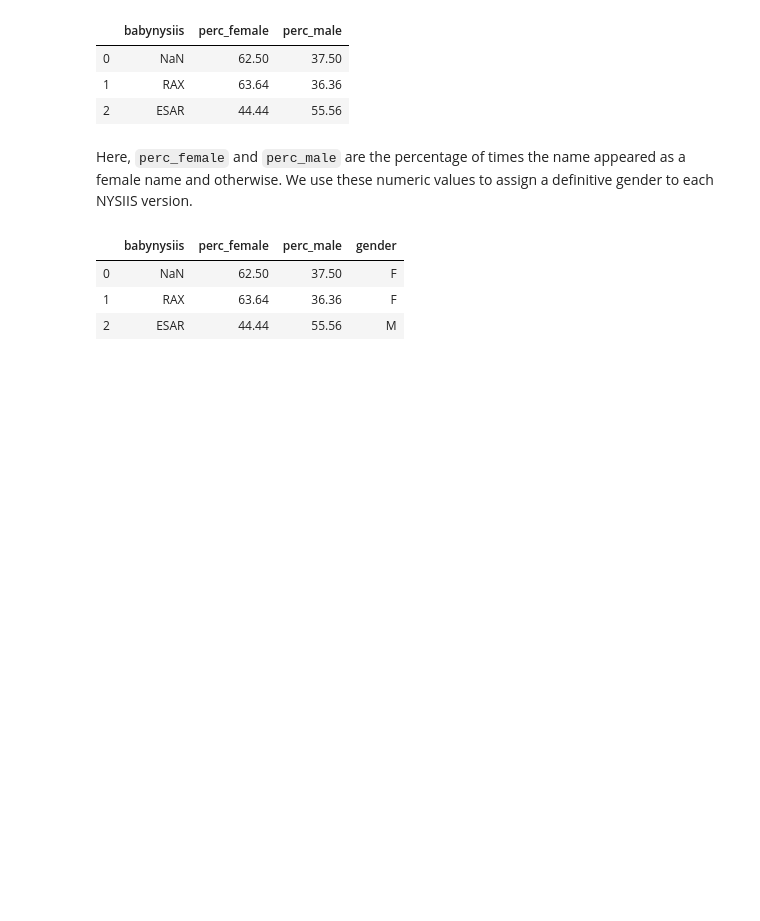
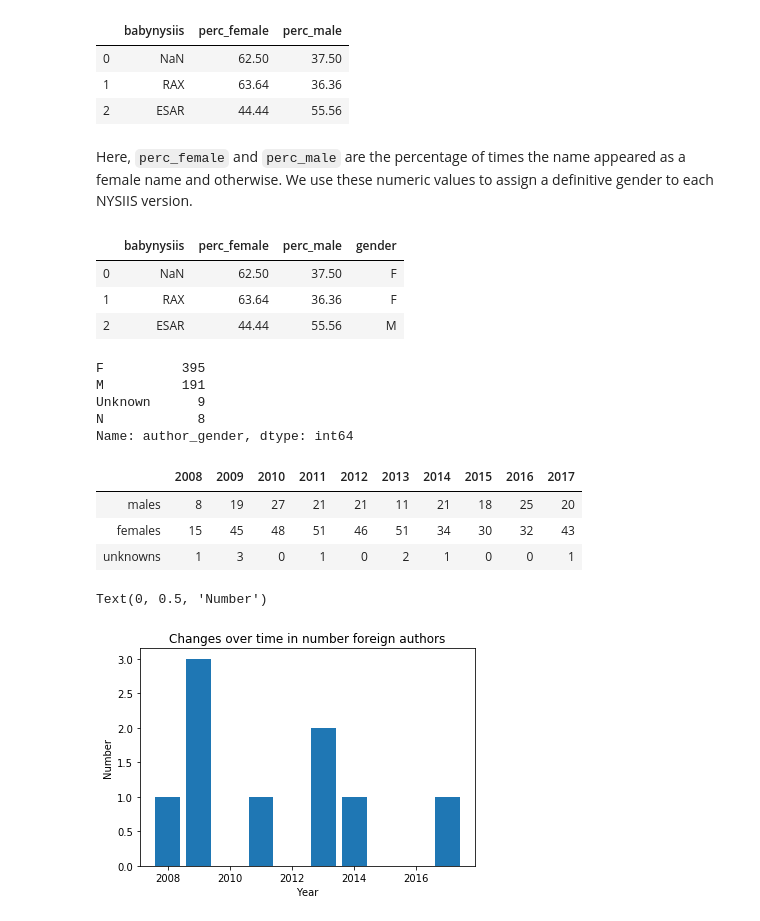
Before and after one commit to skhiearth/Gender-Prediction-using-Sound, a Jupyter notebook: Fuzzy Gender Prediction.ipynb, the cells around one changed output. Cells and saved outputs as stored; diff of their text form; code cells hidden in the pictures; blank space fills up the shorter version.

```diff
--- a/Fuzzy Gender Prediction.ipynb
+++ b/Fuzzy Gender Prediction.ipynb
@@ -80,3 +80,63 @@ babies_df.head(3)
 | 0 | NaN | 62.50 | 37.50 | F |
 | 1 | RAX | 63.64 | 36.36 | F |
 | 2 | ESAR | 44.44 | 55.56 | M |
+# %%
+def locate_in_list(a_list, element):
+    loc_of_name = a_list.index(element) if element in a_list else -1
+    return(loc_of_name)
+
+# Looping through author_df['nysiis_name'] and appending the gender of each author to author_gender.
+author_gender = []
+for name in author_df['nysiis_name']:
+    index = locate_in_list(list(babies_df['babynysiis']), name)
+    if index != -1:
+        author_gender.append(babies_df['gender'][index])
+    else:
+        author_gender.append('Unknown')
+
+# Adding author_gender to the author_df
+author_df['author_gender'] = author_gender
+author_df['author_gender'].value_counts()
+# %% [output]
+F          395
+M          191
+Unknown      9
+N            8
+Name: author_gender, dtype: int64
+# %%
+# Creating a list of unique years, sorted in ascending order.
+years = np.arange(2008, 2018, 1)
+
+# Initializing lists
+males_by_yr = []
+females_by_yr = []
+unknown_by_yr = []
+
+# Looping through years to find the number of male, female and unknown authors per year
+for year in years:
+    females_by_yr.append(
+        len(author_df[(author_df["author_gender"] == 'F') & (author_df['Year']==year)]))
+    males_by_yr.append(
+        len(author_df[(author_df["author_gender"] == 'M') & (author_df['Year']==year)]))
+    unknown_by_yr.append(
+        len(author_df[(author_df["author_gender"] == 'Unknown') & (author_df['Year']==year)]))
+
+# Printing out yearly values to examine changes over time
+data = np.array([males_by_yr, females_by_yr, unknown_by_yr])
+headers= ['males', 'females', 'unknowns']
+pd.DataFrame(data, headers, years)
+# %% [output]
+|  | 2008 | 2009 | 2010 | 2011 | 2012 | 2013 | 2014 | 2015 | 2016 | 2017 |
+| males | 8 | 19 | 27 | 21 | 21 | 11 | 21 | 18 | 25 | 20 |
+| females | 15 | 45 | 48 | 51 | 46 | 51 | 34 | 30 | 32 | 43 |
+| unknowns | 1 | 3 | 0 | 1 | 0 | 2 | 1 | 0 | 0 | 1 |
+# %%
+# Plotting the bar chart to visualise change over time in number foreign authors
+plt.bar(years, unknown_by_yr)
+
+plt.title('Changes over time in number foreign authors')
+plt.xlabel('Year')
+plt.ylabel('Number')
+# %% [output]
+Text(0, 0.5, 'Number')
+[figure, added]
```
Also changed, not shown: parts of 1 cell of this notebook.
